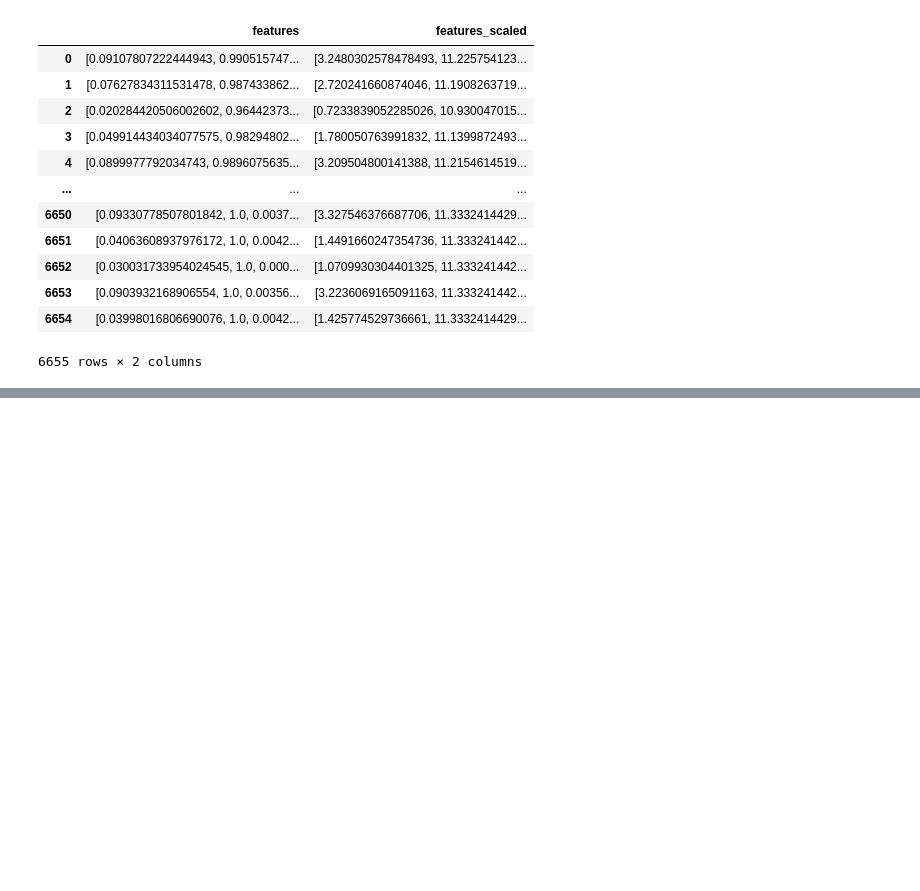
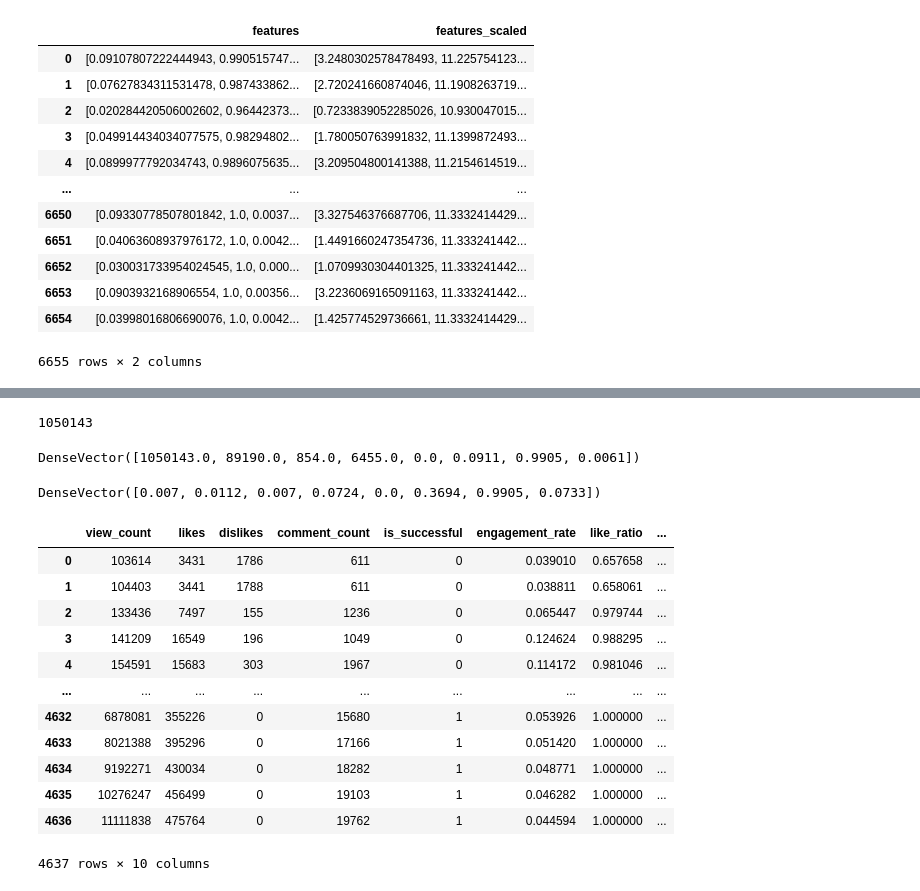
Before and after one commit to edutrul/youtube-trending, a Jupyter notebook: data-analysis-yt-2024.ipynb, the cells around one changed output, grey strips where cells are left out. Drawn from its saved outputs; the diff is of its cells as text; code cells hidden in the pictures; blank space fills up the shorter version.

Commit message:
Add predictions

```diff
--- a/data-analysis-yt-2024.ipynb
+++ b/data-analysis-yt-2024.ipynb
@@ -765,3 +767,21 @@ df_scaled.select("features", "features_scaled").toPandas()
 | 6653 | [0.0903932168906554, 1.0, 0.00356... | [3.2236069165091163, 11.333241442... |
 | 6654 | [0.03998016806690076, 1.0, 0.0042... | [1.425774529736661, 11.3332414429... |
 6655 rows × 2 columns
+# %%
+from pyspark.ml.feature import VectorAssembler
+# We are converting our columns into a new variable called vec_value so that later we can use a Scaler.
+# We could easily do this with loops and so on but it is costly in performance so that's why we use a library pyspark.ml.feature so that
+# this can be done quickly without any hit performance.
+
+# Vector list values
+# @todo code cleanup.
+vec_values = ['view_count', 'likes',	'dislikes',	'comment_count',	'is_successful',	'engagement_rate',	'like_ratio',	'comment_rate']
+
+
+assembler = VectorAssembler(
+    inputCols=vec_values,
+    outputCol="vec_value"
+)
+
+df_vec = assembler.transform(df_yt_education_cleaned)
+df_vec.toPandas()
@@ -767,0 +811,10 @@ df_scaled.select("features", "features_scaled").toPandas()
+# %%
+from pyspark.ml.feature import MinMaxScaler
+# Min Max Scaler — es dar valores entre 0 y 1 — a los valores — minimo y maximo. Se puede personalized pero por defecto es min 0 y maximo 1.
+# @todo: Upload screenshot
+
+scaler = MinMaxScaler(inputCol="vec_value", outputCol="scaled_value")
+model = scaler.fit(df_vec)
+df_scaled = model.transform(df_vec)
+
+df_scaled.toPandas()
@@ -767,0 +835,40 @@ df_scaled.select("features", "features_scaled").toPandas()
+# %%
+df_vec.toPandas()['view_count'][0]
+# %% [output]
+1050143
+# %%
+# We are inspecting the first row from above pandas table in regards to 'vec_value'
+df_vec.toPandas()['vec_value'][0]
+# %% [output]
+DenseVector([1050143.0, 89190.0, 854.0, 6455.0, 0.0, 0.0911, 0.9905, 0.0061])
+# %%
+df_scaled.toPandas()['scaled_value'][0]
+# %% [output]
+DenseVector([0.007, 0.0112, 0.007, 0.0724, 0.0, 0.3694, 0.9905, 0.0733])
+# %%
+# Corte de dataset de entrenamiento y pruebas :
+# 70% of training and 30% for testing. -- Why this? no rule like that -- still TBD
+# Train is what you are adding to your model and the test is to validate later that your predictions are correct.
+# Sometimes we can use 80% traing and 20% of test. Depends -- still TBD.
+# Seed = Is the identifier to get to know randomly the 70% and the 30% -- so that when we run again it runs the same traing and test
+# If we don't use that then we would have different results.
+# If we want another train and test then we can change the seed to any other number since that's the identifier to point
+# the traing and test in memorhy.
+
+train_df, test_df = df_scaled.randomSplit([0.7, 0.3], seed=42)
+# %%
+train_df.toPandas()
+# %% [output]
+|  | view_count | likes | dislikes | comment_count | is_successful | engagement_rate | like_ratio | ... |
+| 0 | 103614 | 3431 | 1786 | 611 | 0 | 0.039010 | 0.657658 | ... |
+| 1 | 104403 | 3441 | 1788 | 611 | 0 | 0.038811 | 0.658061 | ... |
+| 2 | 133436 | 7497 | 155 | 1236 | 0 | 0.065447 | 0.979744 | ... |
+| 3 | 141209 | 16549 | 196 | 1049 | 0 | 0.124624 | 0.988295 | ... |
+| 4 | 154591 | 15683 | 303 | 1967 | 0 | 0.114172 | 0.981046 | ... |
+| ... | ... | ... | ... | ... | ... | ... | ... | ... |
+| 4632 | 6878081 | 355226 | 0 | 15680 | 1 | 0.053926 | 1.000000 | ... |
+| 4633 | 8021388 | 395296 | 0 | 17166 | 1 | 0.051420 | 1.000000 | ... |
+| 4634 | 9192271 | 430034 | 0 | 18282 | 1 | 0.048771 | 1.000000 | ... |
+| 4635 | 10276247 | 456499 | 0 | 19103 | 1 | 0.046282 | 1.000000 | ... |
+| 4636 | 11111838 | 475764 | 0 | 19762 | 1 | 0.044594 | 1.000000 | ... |
+4637 rows × 10 columns
```
Also changed, not shown: parts of 13 cells of this notebook.
